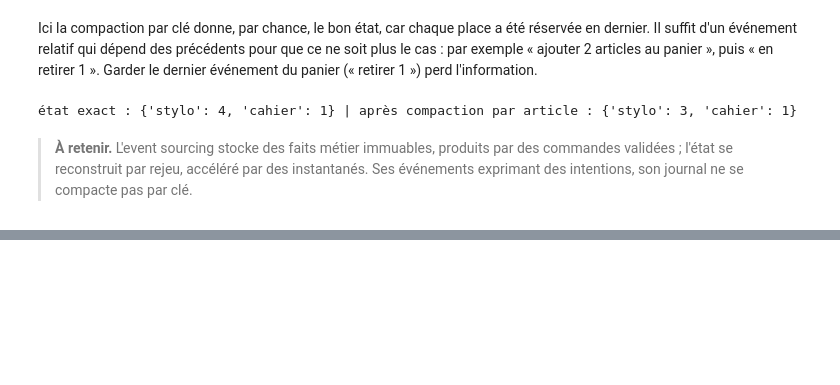
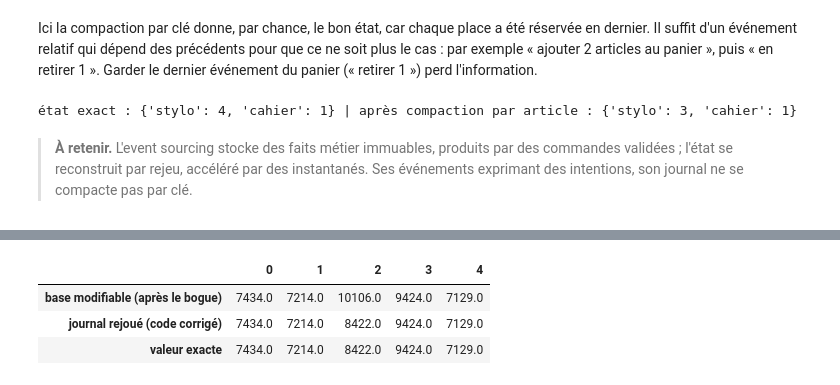
Before and after one commit to gwils28/Designing_Data_Intensive_Applications__ByTheBook, a Jupyter notebook: notebooks/ch11_traitement_de_flux/ch11_cours_4_event_sourcing_et_immutabilite.ipynb, the cells around one changed output, grey strips where cells are left out. Cells and saved outputs as stored; diff of their text form; code cells hidden in the pictures; blank space fills up the shorter version.

```diff
--- a/notebooks/ch11_traitement_de_flux/ch11_cours_4_event_sourcing_et_immutabilite.ipynb
+++ b/notebooks/ch11_traitement_de_flux/ch11_cours_4_event_sourcing_et_immutabilite.ipynb
@@ -248,0 +262,20 @@ print("état exact :", plier(panier), "| après compaction par article :", plier
+# %%
+ventes = [{"id": i, "ht": float(rng.integers(10, 200)), "heure": h}
+          for i, h in enumerate(np.sort(rng.uniform(0, 5, 300)))]
+def projection_ttc(evts, bug=False):
+    """Total TTC par heure ; la version boguée applique deux fois la TVA entre 2 h et 3 h."""
+    tot = {}
+    for v in evts:
+        taux = 1.2 * (1.2 if bug and 2 <= v["heure"] < 3 else 1.0)
+        tot[int(v["heure"])] = tot.get(int(v["heure"]), 0) + v["ht"] * taux
+    return tot
+mutable = projection_ttc(ventes, bug=True)                  # état écrasé par le code bogué
+rejoue = projection_ttc(ventes)                              # correction : on rejoue le journal brut
+juste = {h: sum(v["ht"] * 1.2 for v in ventes if int(v["heure"]) == h) for h in range(5)}
+pd.DataFrame({"base modifiable (après le bogue)": mutable, "journal rejoué (code corrigé)": rejoue,
+              "valeur exacte": juste}).round(0).T
+# %% [output]
+|  | 0 | 1 | 2 | 3 | 4 |
+| base modifiable (après le bogue) | 7434.0 | 7214.0 | 10106.0 | 9424.0 | 7129.0 |
+| journal rejoué (code corrigé) | 7434.0 | 7214.0 | 8422.0 | 9424.0 | 7129.0 |
+| valeur exacte | 7434.0 | 7214.0 | 8422.0 | 9424.0 | 7129.0 |
```
Also changed, not shown: parts of 4 cells of this notebook.
